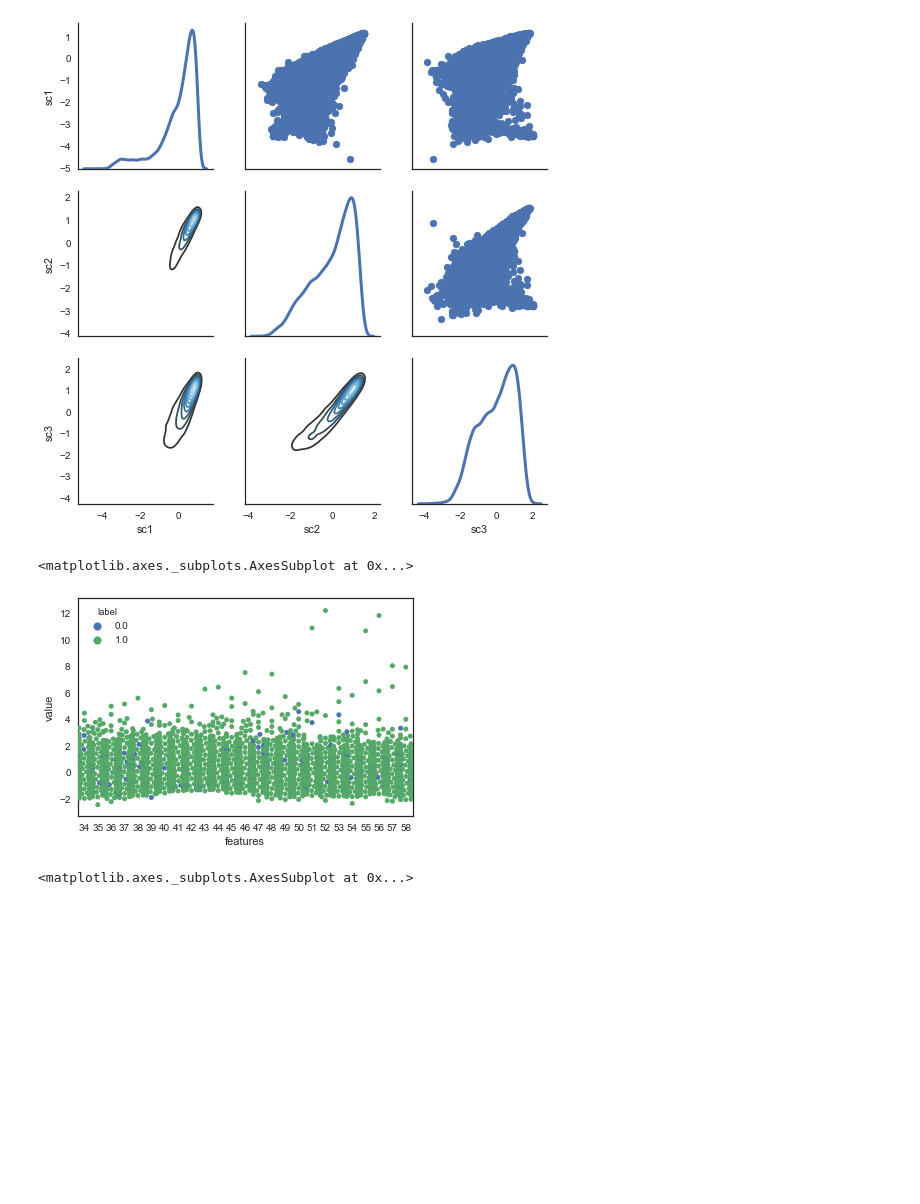
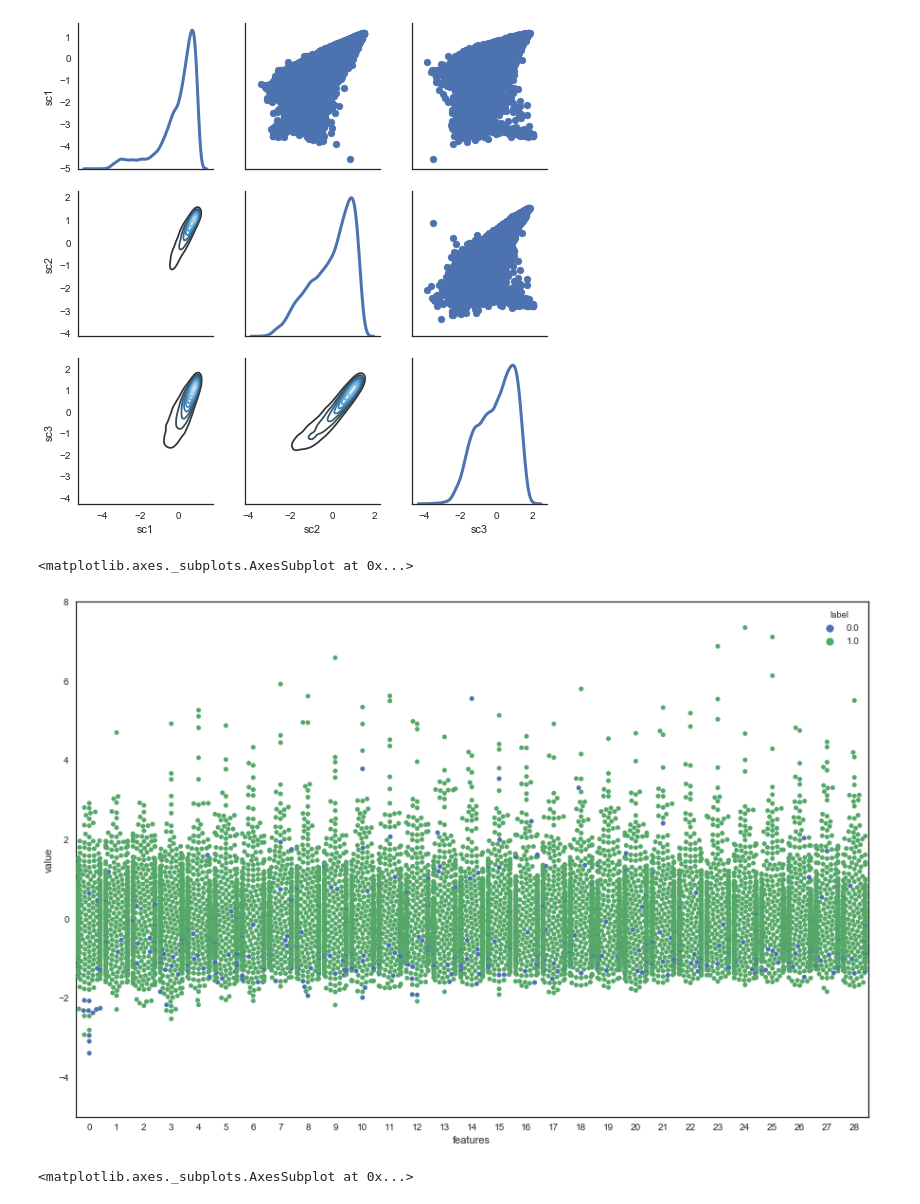
Before and after one commit to saralocatelli94/TesiMagistrale, a Jupyter notebook: SleepApnea_ECG/Untitled.ipynb, the cells around one changed output. Saved outputs shown, nothing was run; the diff lists cells and outputs as text; code cells hidden in the pictures; blank space fills up the shorter version.

```diff
--- a/SleepApnea_ECG/Untitled.ipynb
+++ b/SleepApnea_ECG/Untitled.ipynb
@@ -346,7 +346,7 @@ df_tot=df_freq
 # %%
 from sklearn.feature_selection import SelectPercentile
 from sklearn.feature_selection import f_regression
-X = df_tot.iloc[:,35:60]
+X = df_tot.iloc[:,0:30]
 X = (X - X.mean()) / (X.std())
 y = np.array(df_tot.iloc[:,0])
 X['label']=y
@@ -412,10 +411,12 @@ No handles with labels found to put in legend.
 <seaborn.axisgrid.PairGrid at 0x...>
 [figure]
 # %%
+plt.figure(figsize=(15,10))
+plt.axis([9,10000,-5,8])
 sns.swarmplot(x="features", y="value", hue="label", data=data)
 # %% [output]
 <matplotlib.axes._subplots.AxesSubplot at 0x...>
-[figure, old version]
+[figure, new version]
 # %%
 f,ax = plt.subplots(figsize=(18, 18))
 sns.heatmap(X.iloc[:,0:11].corr(), annot=True, linewidths=.5, fmt= '.1f',ax=ax)
```
Also changed, not shown: parts of 4 cells of this notebook.
